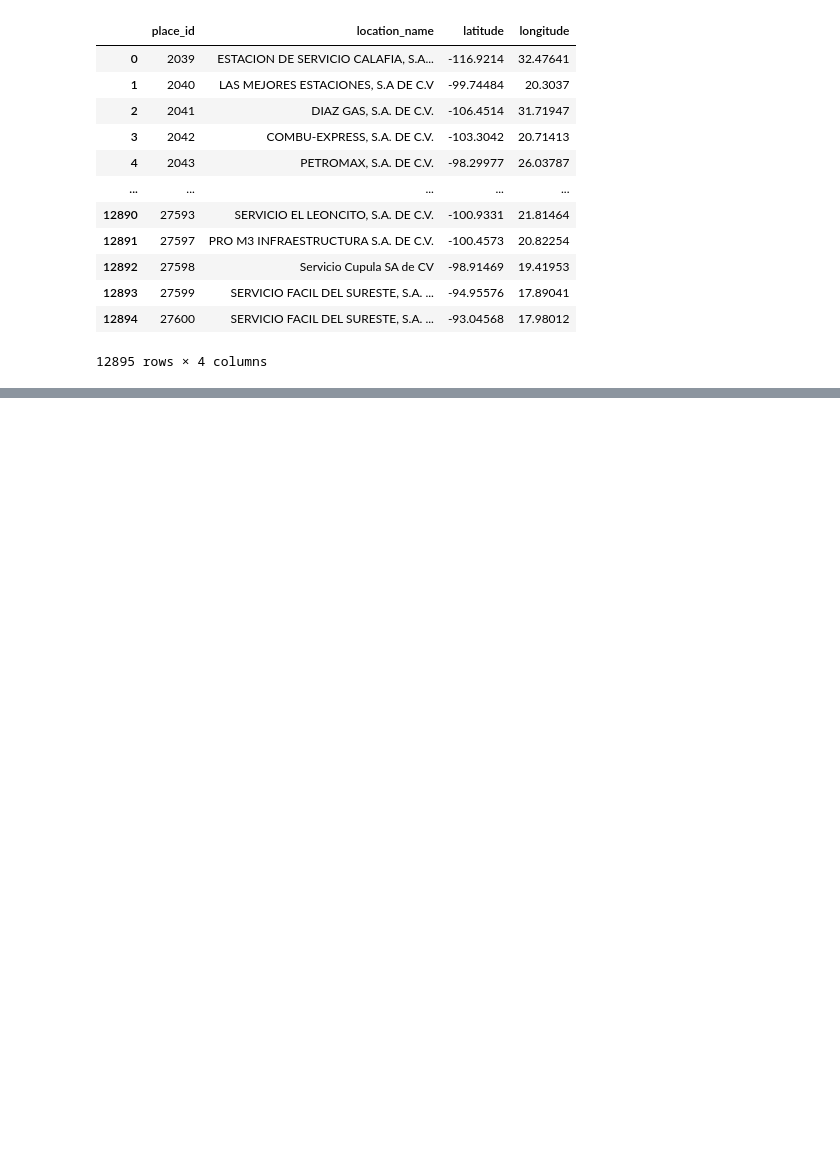
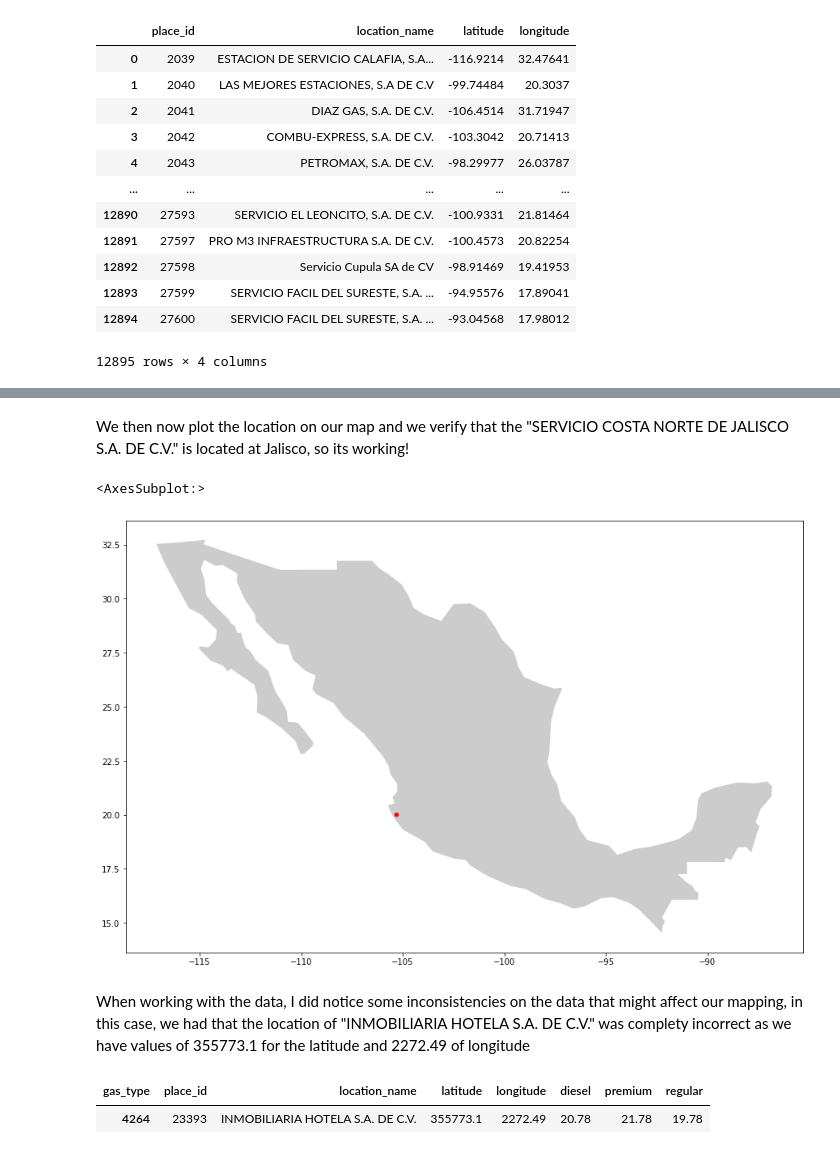
Before and after one commit to jesusvaldezc/JupyterProjects, a Jupyter notebook: pruebaJupyter.ipynb, the cells around one changed output, grey strips where cells are left out. Saved outputs shown, nothing was run; the diff lists cells and outputs as text; code cells hidden in the pictures; blank space fills up the shorter version.

```diff
--- a/pruebaJupyter.ipynb
+++ b/pruebaJupyter.ipynb
@@ -175,0 +181,2 @@ gas_table_pivot.to_csv(pwd + '/mergeLocations.csv')
+# %%
+local = gas_table_pivot.loc[gas_table_pivot["location_name"] == 'SERVICIO COSTA NORTE DE JALISCO S.A. DE C.V.' ]
@@ -175,0 +188,18 @@ gas_table_pivot.to_csv(pwd + '/mergeLocations.csv')
+# %%
+geo_df = gpd.GeoDataFrame(local, crs="EPSG:4326", geometry = geometry)
+# %% [markdown]
+We then now plot the location on our map and we verify that the "SERVICIO COSTA NORTE DE JALISCO S.A. DE C.V." is located at Jalisco, so its working!
+# %%
+fig, ax = plt.subplots(figsize = (15,15))
+countries.plot(ax = ax, alpha = 0.4, color ="grey")
+geo_df.plot(ax = ax, markersize = 20, color ="red" , marker='o', label="Neg")
+# %% [output]
+<AxesSubplot:>
+[figure, added]
+# %% [markdown]
+When working with the data, I did notice some inconsistencies on the data that might affect our mapping, in this case, we had that the location of "INMOBILIARIA HOTELA S.A. DE C.V." was complety incorrect as we have values of 355773.1 for the latitude and 2272.49 of longitude
+# %%
+gas_table_pivot.loc[gas_table_pivot["longitude"].astype(float).astype(int) > 100]
+# %% [output]
+| gas_type | place_id | location_name | latitude | longitude | diesel | premium | regular |
+| 4264 | 23393 | INMOBILIARIA HOTELA S.A. DE C.V. | 355773.1 | 2272.49 | 20.78 | 21.78 | 19.78 |
```
Also changed, not shown: parts of 68 cells of this notebook.
